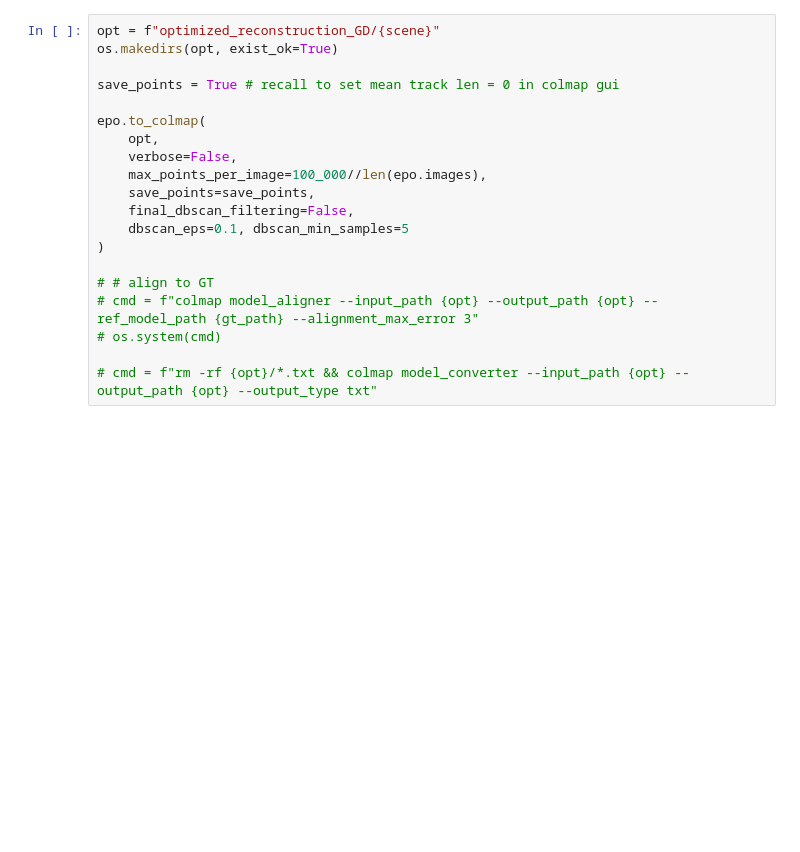
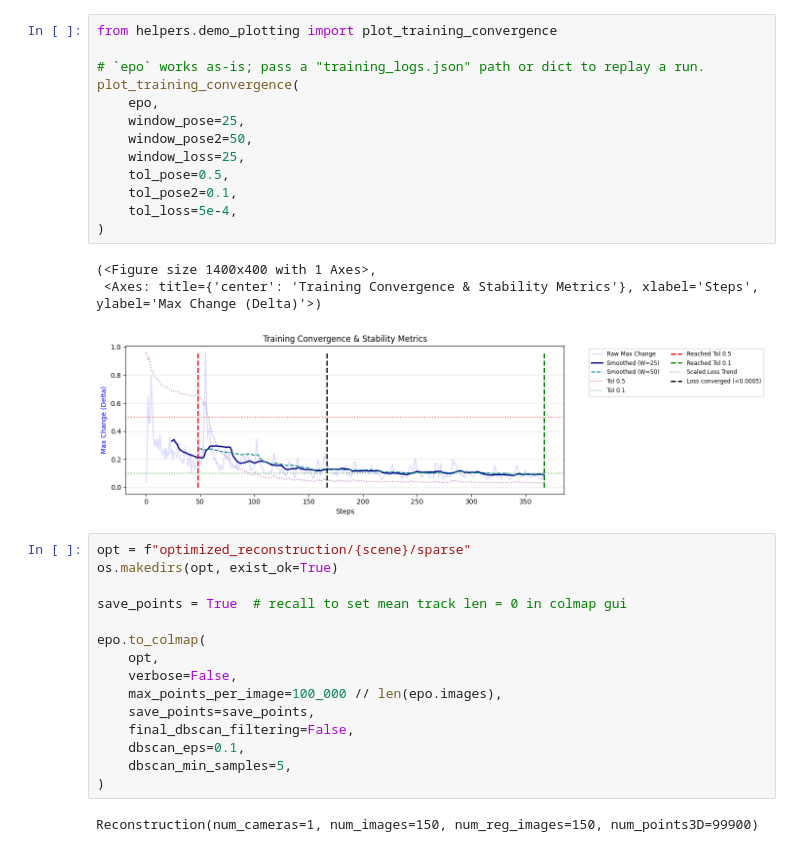
Before and after one commit to mattiadurso/EPO, a Jupyter notebook: demo.ipynb, the cells around one changed output. Drawn from its saved outputs; the diff is of its cells as text; blank space fills up the shorter version.

```diff
--- a/demo.ipynb
+++ b/demo.ipynb
@@ -238,21 +143,35 @@ if True:
+# %%
+from helpers.demo_plotting import plot_training_convergence
+
+# `epo` works as-is; pass a "training_logs.json" path or dict to replay a run.
+plot_training_convergence(
+    epo,
+    window_pose=25,
+    window_pose2=50,
+    window_loss=25,
+    tol_pose=0.5,
+    tol_pose2=0.1,
+    tol_loss=5e-4,
+)
+# %% [output]
+(<Figure size 1400x400 with 1 Axes>,
+ <Axes: title={'center': 'Training Convergence & Stability Metrics'}, xlabel='Steps', ylabel='Max Change (Delta)'>)
+[figure, added]
 # %%
-opt = f"optimized_reconstruction_GD/{scene}"
+opt = f"optimized_reconstruction/{scene}/sparse"
 os.makedirs(opt, exist_ok=True)
 
-save_points = True # recall to set mean track len = 0 in colmap gui
+save_points = True  # recall to set mean track len = 0 in colmap gui
 
 epo.to_colmap(
     opt,
     verbose=False,
-    max_points_per_image=100_000//len(epo.images),
+    max_points_per_image=100_000 // len(epo.images),
     save_points=save_points,
     final_dbscan_filtering=False,
-    dbscan_eps=0.1, dbscan_min_samples=5
+    dbscan_eps=0.1,
+    dbscan_min_samples=5,
 )
-
-# # align to GT
-# cmd = f"colmap model_aligner --input_path {opt} --output_path {opt} --ref_model_path {gt_path} --alignment_max_error 3"
-# os.system(cmd)
-
-# cmd = f"rm -rf {opt}/*.txt && colmap model_converter --input_path {opt} --output_path {opt} --output_type txt"
+# %% [output]
+Reconstruction(num_cameras=1, num_images=150, num_reg_images=150, num_points3D=99900)
 # %%
```
Also changed, not shown: parts of 33 cells of this notebook, 6 other files.
